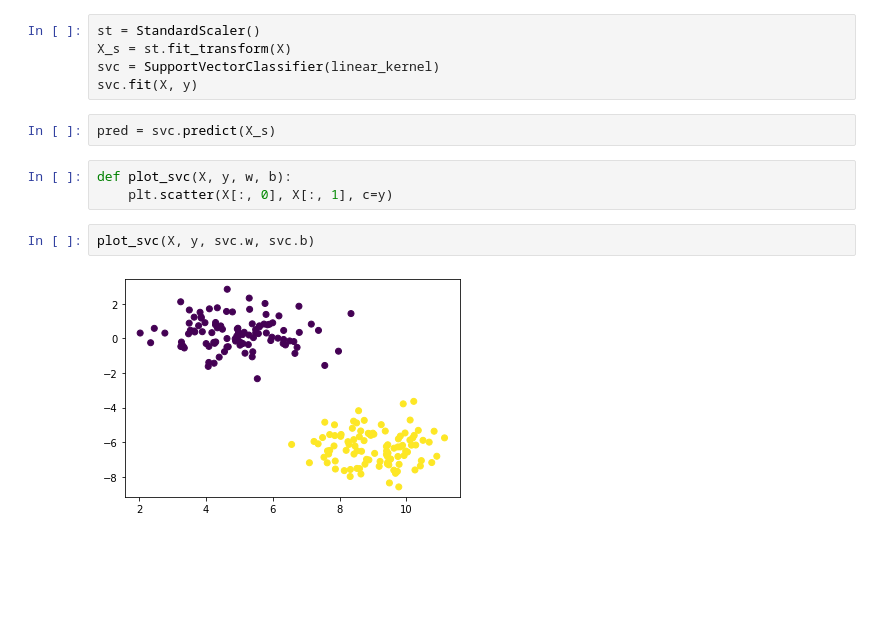
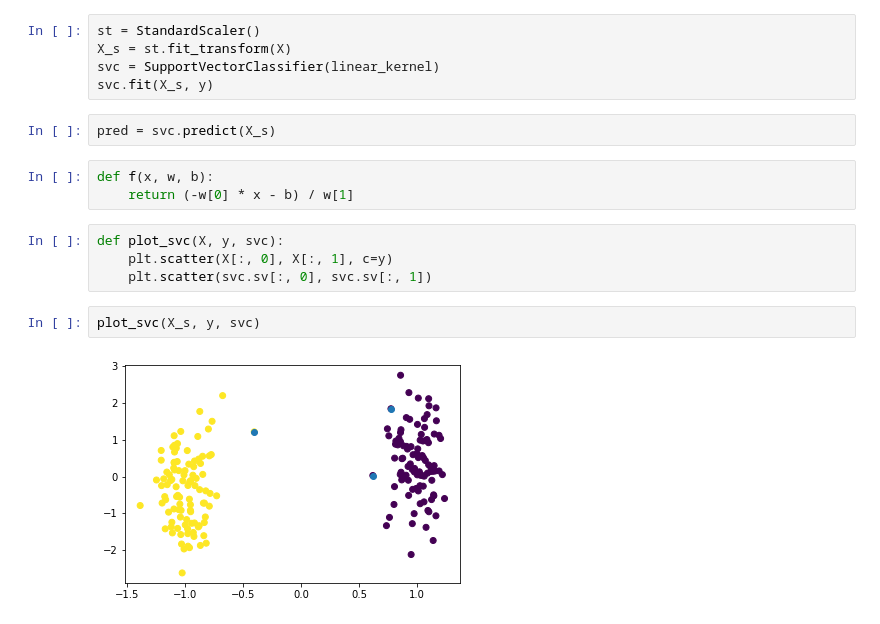
Before and after one commit to ConsciousML/SVM-from-scratch, a Jupyter notebook: Support Vector Machines.ipynb, the cells around one changed output. Saved outputs shown, nothing was run; the diff lists cells and outputs as text; blank space fills up the shorter version.

Commit message:
plot support vectors

```diff
--- a/Support Vector Machines.ipynb
+++ b/Support Vector Machines.ipynb
@@ -124,13 +124,17 @@ class SupportVectorClassifier():
 st = StandardScaler()
 X_s = st.fit_transform(X)
 svc = SupportVectorClassifier(linear_kernel)
-svc.fit(X, y)
+svc.fit(X_s, y)
 # %%
 pred = svc.predict(X_s)
+# %%
+def f(x, w, b):
+    return (-w[0] * x - b) / w[1]
 # %%
-def plot_svc(X, y, w, b):
+def plot_svc(X, y, svc):
     plt.scatter(X[:, 0], X[:, 1], c=y)
+    plt.scatter(svc.sv[:, 0], svc.sv[:, 1])
 # %%
-plot_svc(X, y, svc.w, svc.b)
+plot_svc(X_s, y, svc)
 # %% [output]
-[figure, old version]
+[figure, new version]
```
Also changed, not shown: parts of 1 cell of this notebook.
